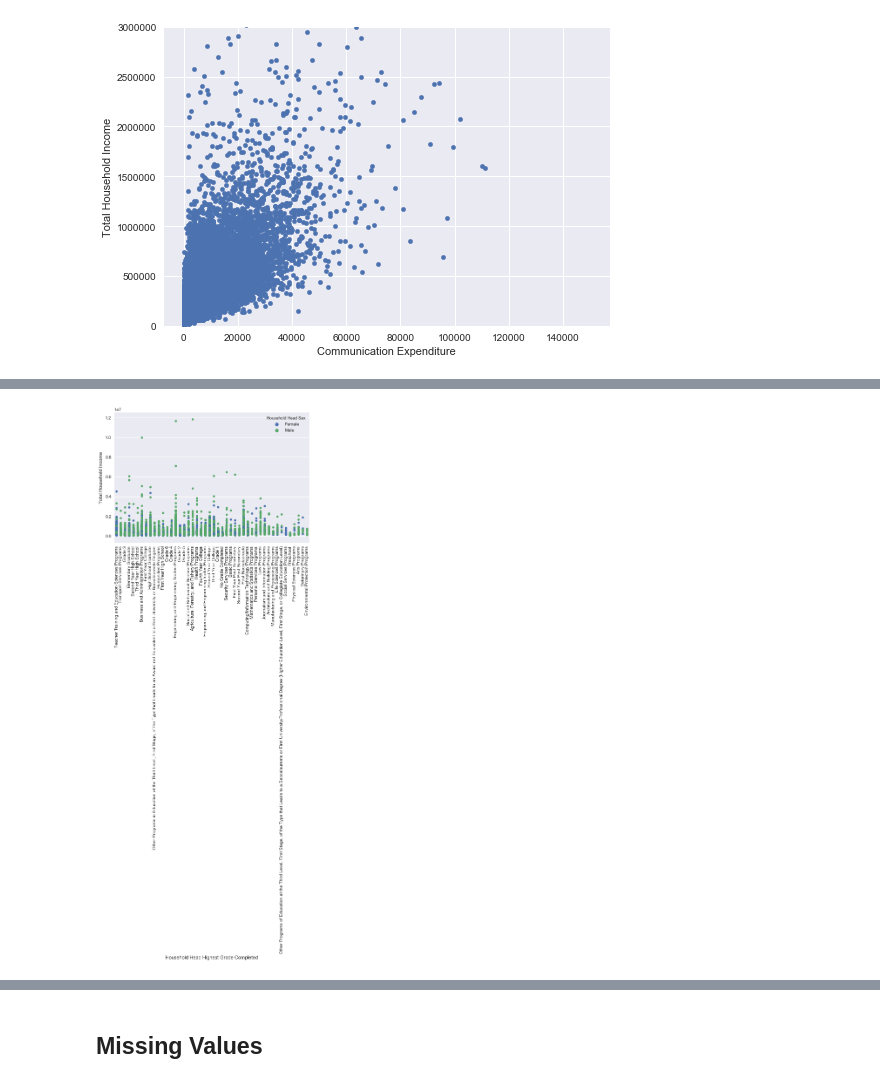
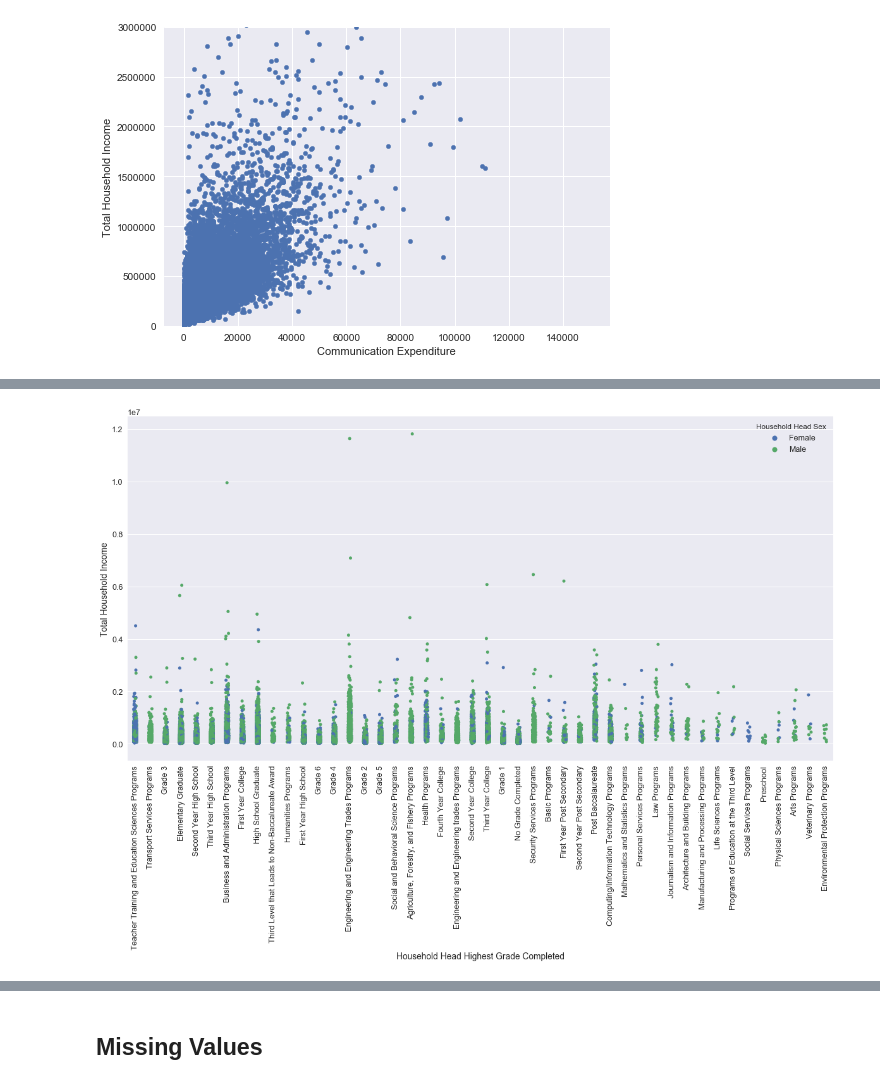
Before and after one commit to ibtingzon/Filipino-Family-Income-and-Expenditure-, a Jupyter notebook: family-income-and-expenditure.ipynb, the cells around one changed output, grey strips where cells are left out. Cells and saved outputs as stored; diff of their text form; code cells hidden in the pictures.

```diff
--- a/family-income-and-expenditure.ipynb
+++ b/family-income-and-expenditure.ipynb
@@ -150,9 +152,0 @@ Total Household Income and Communication Expenditure have a somewhat linear rela
-# %%
-"""
-cols = [c for c in df.columns if ('Expenditure' not in c)]
-df = df[cols]
-corrmat = df.corr()
-f, ax = plt.subplots(figsize=(10, 10))
-sns.heatmap(corrmat, vmax=1.0, square=True)
-plt.show()
-"""
@@ -160,0 +160,8 @@ plt.show()
+# %%
+k = 10
+var = 'Total Food Expenditure'
+cols = corrmat.nlargest(k, var)[var].index
+cm = np.corrcoef(df[cols].values.T)
+sns.set(font_scale=1.25)
+hm = sns.heatmap(cm, cbar=True, annot=True, square=True, fmt='.2f', annot_kws={'size': 10}, yticklabels=cols.values, xticklabels=cols.values)
+plt.show()
@@ -197,0 +293,5 @@ plt.show()
+# %%
+var = 'Household Head Marital Status'
+s = sns.boxplot(x=var, y=target, hue=sex, data=df)
+s.set_ylim(0,1250000)
+plt.show()
@@ -197,0 +300,3 @@ plt.show()
+# %%
+df[var] = df[var].replace('Other Programs of Education at the Third Level, First Stage, of the Type that Leads to a Baccalaureate or First University/Professional Degree (HIgher Education Level, First Stage, or Collegiate Education Level)', 'Programs of Education at the Third Level');
+df[var] = df[var].replace('Other Programs in Education at the Third Level, First Stage, of the Type that Leads to an Award not Equivalent to a First University or Baccalaureate Degree', 'Third Level that Leads to Non-Baccalureate Award')
@@ -198,7 +306,8 @@ plt.show()
 # %%
 var = 'Household Head Highest Grade Completed'
-s = sns.stripplot(x=var, y=target, hue=sex, data=df)
+f, ax = plt.subplots(figsize=(20, 10))
+s = sns.stripplot(x=var, y=target, hue=sex, data=df, jitter=True)
 s.set_xticklabels(s.get_xticklabels(), rotation=90)
 plt.show()
 # %% [output]
-[figure, old version]
+[figure, new version]
```
Also changed, not shown: parts of 53 cells of this notebook.
